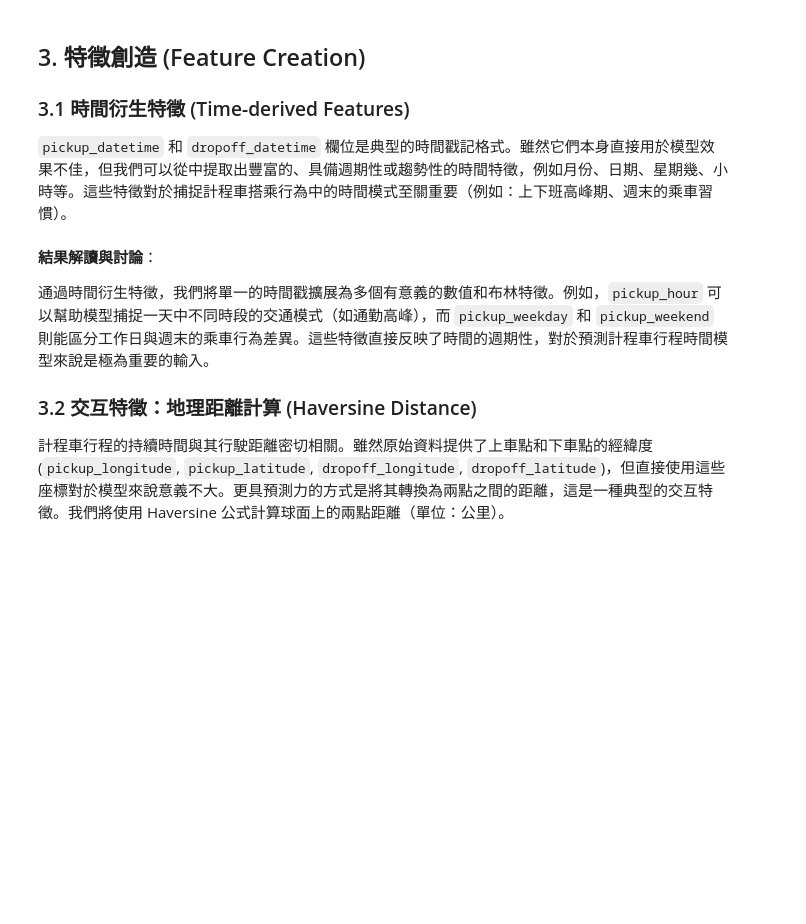
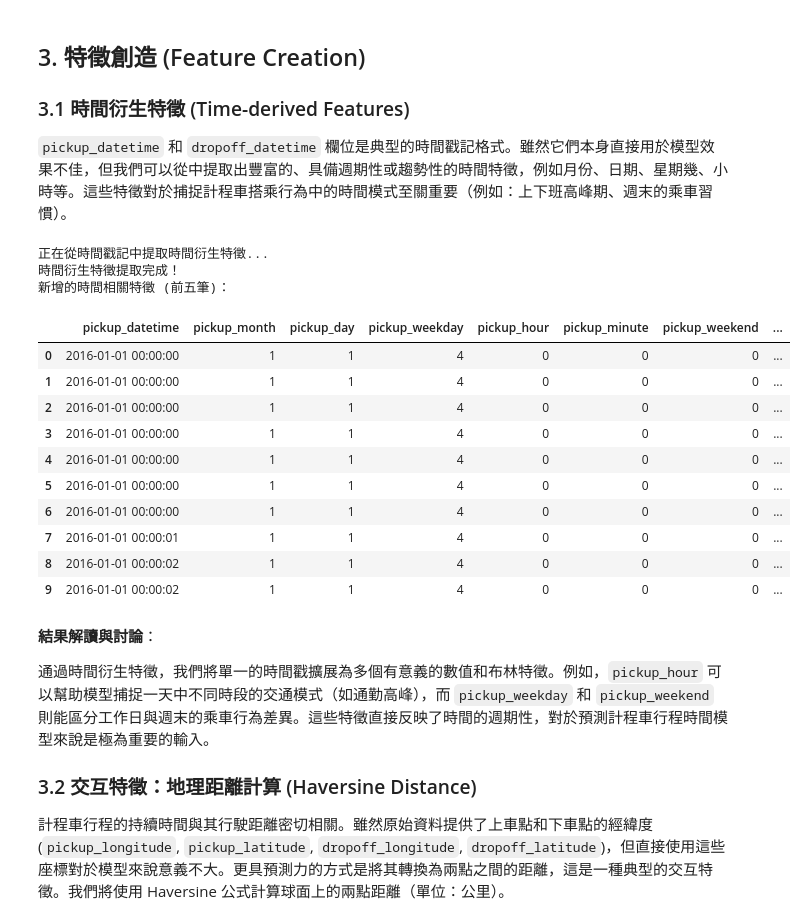
Before and after one commit to Zenobia000/iSpan_python-FE_DM-cookbooks, a Jupyter notebook: data_mining_course/modules/module_06_feature_creation/notebooks/04_nyc_taxi_case.ipynb, the cells around one changed output. Drawn from its saved outputs; the diff is of its cells as text; code cells hidden in the pictures; blank space fills up the shorter version.

```diff
--- a/data_mining_course/modules/module_06_feature_creation/notebooks/04_nyc_taxi_case.ipynb
+++ b/data_mining_course/modules/module_06_feature_creation/notebooks/04_nyc_taxi_case.ipynb
@@ -79,27 +215,43 @@ if 'df' in locals() and not df.empty:
 
 `pickup_datetime` 和 `dropoff_datetime` 欄位是典型的時間戳記格式。雖然它們本身直接用於模型效果不佳，但我們可以從中提取出豐富的、具備週期性或趨勢性的時間特徵，例如月份、日期、星期幾、小時等。這些特徵對於捕捉計程車搭乘行為中的時間模式至關重要（例如：上下班高峰期、週末的乘車習慣）。
 # %%
+
 if 'df' in locals() and not df.empty:
     print("正在從時間戳記中提取時間衍生特徵...")
     # 將時間欄位轉換為 datetime 物件，這是提取時間組件的前提
-    df['pickup_datetime'] = pd.to_datetime(df['pickup_datetime'])
-    df['dropoff_datetime'] = pd.to_datetime(df['dropoff_datetime'])
+    df['pickup_datetime'] = pd.to_datetime(df['tpep_pickup_datetime'])
+    df['dropoff_datetime'] = pd.to_datetime(df['tpep_dropoff_datetime'])
 
     # 提取多種時間特徵
     df['pickup_month'] = df['pickup_datetime'].dt.month
     df['pickup_day'] = df['pickup_datetime'].dt.day
     df['pickup_weekday'] = df['pickup_datetime'].dt.dayofweek # 0=Monday, 6=Sunday
     df['pickup_hour'] = df['pickup_datetime'].dt.hour
     df['pickup_minute'] = df['pickup_datetime'].dt.minute
     df['pickup_weekend'] = (df['pickup_datetime'].dt.dayofweek >= 5).astype(int) # 是否為週末
 
     # 計算行程時長，以秒為單位 (如果原始數據中沒有此欄位)
     # 雖然原始數據已有 trip_duration，但這是演示如何從時間戳計算新特徵
-    # df['calculated_trip_duration'] = (df['dropoff_datetime'] - df['pickup_datetime']).dt.total_seconds()
+    df['calculated_trip_duration'] = (df['dropoff_datetime'] - df['pickup_datetime']).dt.total_seconds()
 
     print("時間衍生特徵提取完成！")
     print("新增的時間相關特徵 (前五筆)：")
-    display(df[['pickup_datetime', 'pickup_month', 'pickup_day', 'pickup_weekday', 'pickup_hour', 'pickup_minute', 'pickup_weekend']].head())
+    display(df[['pickup_datetime', 'pickup_month', 'pickup_day', 'pickup_weekday', 'pickup_hour', 'pickup_minute', 'pickup_weekend', "calculated_trip_duration"]].head(10))
+# %% [output]
+正在從時間戳記中提取時間衍生特徵...
+時間衍生特徵提取完成！
+新增的時間相關特徵 (前五筆)：
+|  | pickup_datetime | pickup_month | pickup_day | pickup_weekday | pickup_hour | pickup_minute | pickup_weekend | ... |
+| 0 | 2016-01-01 00:00:00 | 1 | 1 | 4 | 0 | 0 | 0 | ... |
+| 1 | 2016-01-01 00:00:00 | 1 | 1 | 4 | 0 | 0 | 0 | ... |
+| 2 | 2016-01-01 00:00:00 | 1 | 1 | 4 | 0 | 0 | 0 | ... |
+| 3 | 2016-01-01 00:00:00 | 1 | 1 | 4 | 0 | 0 | 0 | ... |
+| 4 | 2016-01-01 00:00:00 | 1 | 1 | 4 | 0 | 0 | 0 | ... |
+| 5 | 2016-01-01 00:00:00 | 1 | 1 | 4 | 0 | 0 | 0 | ... |
+| 6 | 2016-01-01 00:00:00 | 1 | 1 | 4 | 0 | 0 | 0 | ... |
+| 7 | 2016-01-01 00:00:01 | 1 | 1 | 4 | 0 | 0 | 0 | ... |
+| 8 | 2016-01-01 00:00:02 | 1 | 1 | 4 | 0 | 0 | 0 | ... |
+| 9 | 2016-01-01 00:00:02 | 1 | 1 | 4 | 0 | 0 | 0 | ... |
 # %% [markdown]
 **結果解讀與討論**：
 
```
Also changed, not shown: parts of 11 cells of this notebook, 9 other files.
